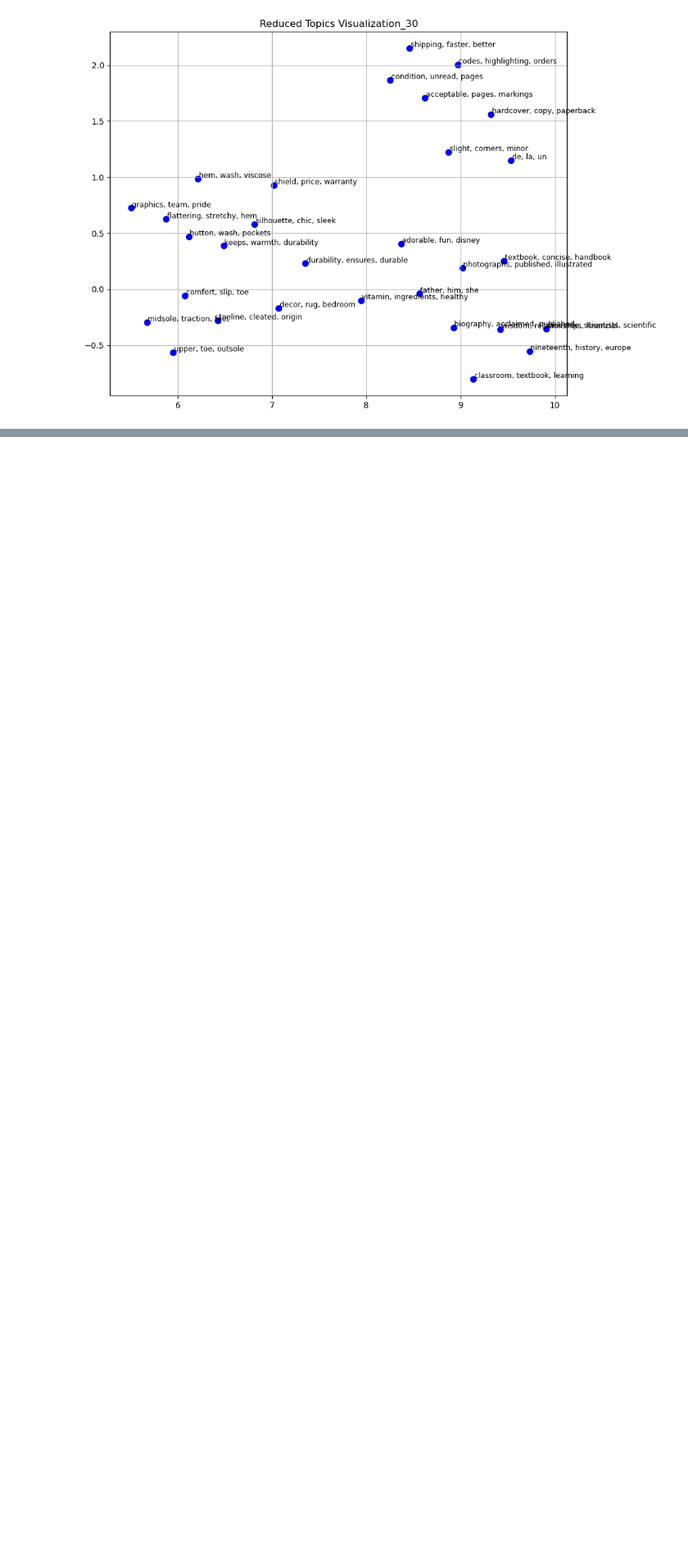
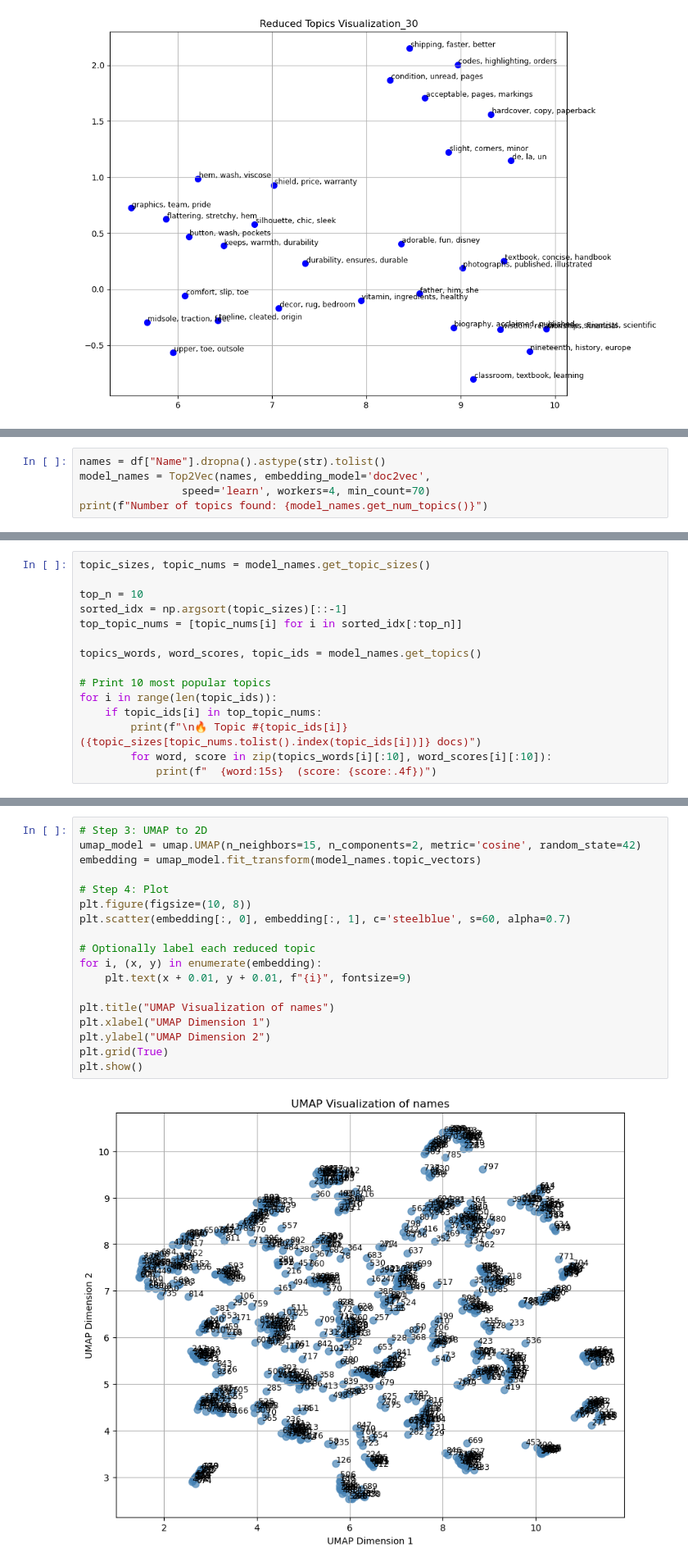
Before and after one commit to FinlyWealth/mds-finly-search, a Jupyter notebook: notebook/eda_cluster_top2vec.ipynb, the cells around one changed output, grey strips where cells are left out. Shown at 82% size. Drawn from its saved outputs; the diff is of its cells as text; blank space fills up the shorter version.

Commit message:
Add top2vec on names column

```diff
--- a/notebook/eda_cluster_top2vec.ipynb
+++ b/notebook/eda_cluster_top2vec.ipynb
@@ -246,0 +249,5 @@ plt.show()
+# %%
+names = df["Name"].dropna().astype(str).tolist()
+model_names = Top2Vec(names, embedding_model='doc2vec',
+                speed='learn', workers=4, min_count=70)
+print(f"Number of topics found: {model_names.get_num_topics()}")
@@ -246,0 +263,15 @@ plt.show()
+# %%
+topic_sizes, topic_nums = model_names.get_topic_sizes()
+
+top_n = 10
+sorted_idx = np.argsort(topic_sizes)[::-1]
+top_topic_nums = [topic_nums[i] for i in sorted_idx[:top_n]]
+
+topics_words, word_scores, topic_ids = model_names.get_topics()
+
+# Print 10 most popular topics
+for i in range(len(topic_ids)):
+    if topic_ids[i] in top_topic_nums:
+        print(f"\n🔥 Topic #{topic_ids[i]} ({topic_sizes[topic_nums.tolist().index(topic_ids[i])]} docs)")
+        for word, score in zip(topics_words[i][:10], word_scores[i][:10]):
+            print(f"  {word:15s}  (score: {score:.4f})")
@@ -246,0 +296,20 @@ plt.show()
+# %%
+# Step 3: UMAP to 2D
+umap_model = umap.UMAP(n_neighbors=15, n_components=2, metric='cosine', random_state=42)
+embedding = umap_model.fit_transform(model_names.topic_vectors)
+
+# Step 4: Plot
+plt.figure(figsize=(10, 8))
+plt.scatter(embedding[:, 0], embedding[:, 1], c='steelblue', s=60, alpha=0.7)
+
+# Optionally label each reduced topic
+for i, (x, y) in enumerate(embedding):
+    plt.text(x + 0.01, y + 0.01, f"{i}", fontsize=9)
+
+plt.title("UMAP Visualization of names")
+plt.xlabel("UMAP Dimension 1")
+plt.ylabel("UMAP Dimension 2")
+plt.grid(True)
+plt.show()
+# %% [output]
+[figure, added]
```
Also changed, not shown: parts of 11 cells of this notebook.
